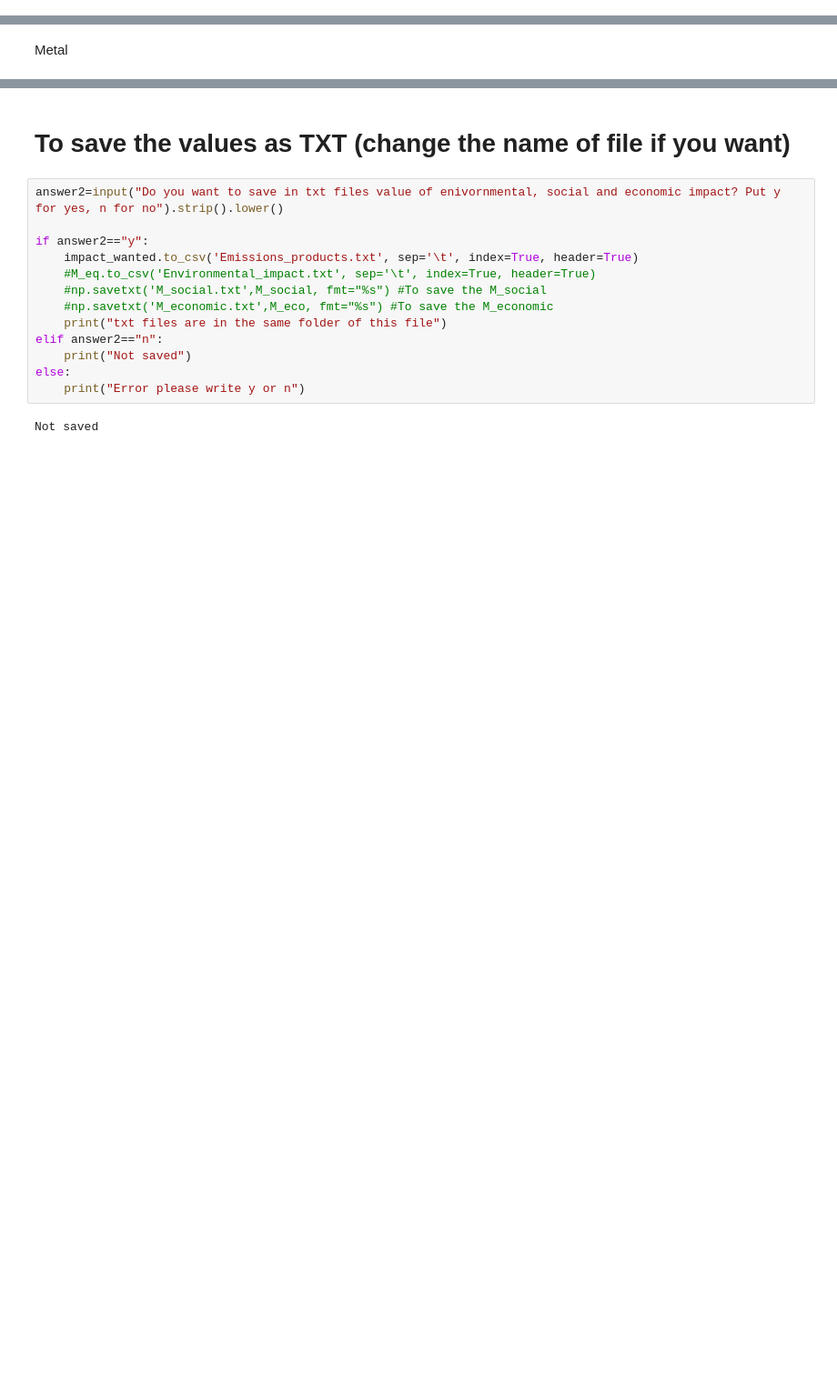
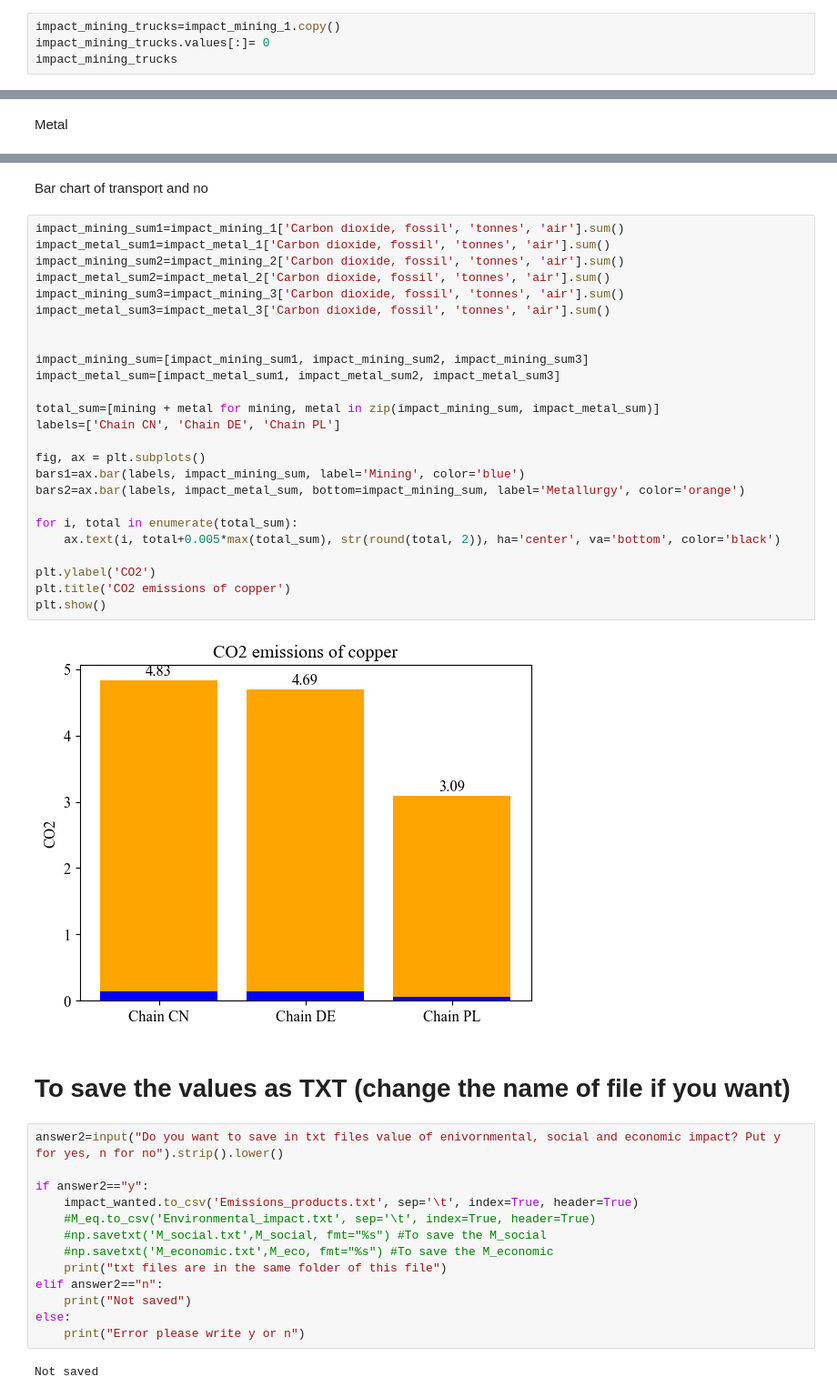
Before and after one commit to Martinez-Hernando/Exiobase_EU_ETS, a Jupyter notebook: Code_Exiobase_EU_ETS.ipynb, the cells around one changed output, grey strips where cells are left out. Shown: that part at 91% size. Drawn from its saved outputs; the diff is of its cells as text; blank space fills up the shorter version.

```diff
--- a/Code_Exiobase_EU_ETS.ipynb
+++ b/Code_Exiobase_EU_ETS.ipynb
@@ -369,0 +303,4 @@ Name: (Carbon dioxide, fossil, tonnes, air), dtype: float64
+# %%
+impact_mining_trucks=impact_mining_1.copy()
+impact_mining_trucks.values[:]= 0
+impact_mining_trucks
@@ -1073,3 +1069,32 @@ plt.show()
+# %% [markdown]
+Bar chart of transport and no
+# %%
+impact_mining_sum1=impact_mining_1['Carbon dioxide, fossil', 'tonnes', 'air'].sum()
+impact_metal_sum1=impact_metal_1['Carbon dioxide, fossil', 'tonnes', 'air'].sum()
+impact_mining_sum2=impact_mining_2['Carbon dioxide, fossil', 'tonnes', 'air'].sum()
+impact_metal_sum2=impact_metal_2['Carbon dioxide, fossil', 'tonnes', 'air'].sum()
+impact_mining_sum3=impact_mining_3['Carbon dioxide, fossil', 'tonnes', 'air'].sum()
+impact_metal_sum3=impact_metal_3['Carbon dioxide, fossil', 'tonnes', 'air'].sum()
+
+
+impact_mining_sum=[impact_mining_sum1, impact_mining_sum2, impact_mining_sum3]
+impact_metal_sum=[impact_metal_sum1, impact_metal_sum2, impact_metal_sum3]
+
+total_sum=[mining + metal for mining, metal in zip(impact_mining_sum, impact_metal_sum)]
+labels=['Chain CN', 'Chain DE', 'Chain PL']
+
+fig, ax = plt.subplots()
+bars1=ax.bar(labels, impact_mining_sum, label='Mining', color='blue')
+bars2=ax.bar(labels, impact_metal_sum, bottom=impact_mining_sum, label='Metallurgy', color='orange')
+
+for i, total in enumerate(total_sum):
+    ax.text(i, total+0.005*max(total_sum), str(round(total, 2)), ha='center', va='bottom', color='black')
+
+plt.ylabel('CO2')
+plt.title('CO2 emissions of copper')
+plt.show()
+# %% [output]
+[figure, added]
 # %% [markdown]
 # To save the values as TXT (change the name of file if you want)
 # %%
```
Also changed, not shown: parts of 64 cells of this notebook.
